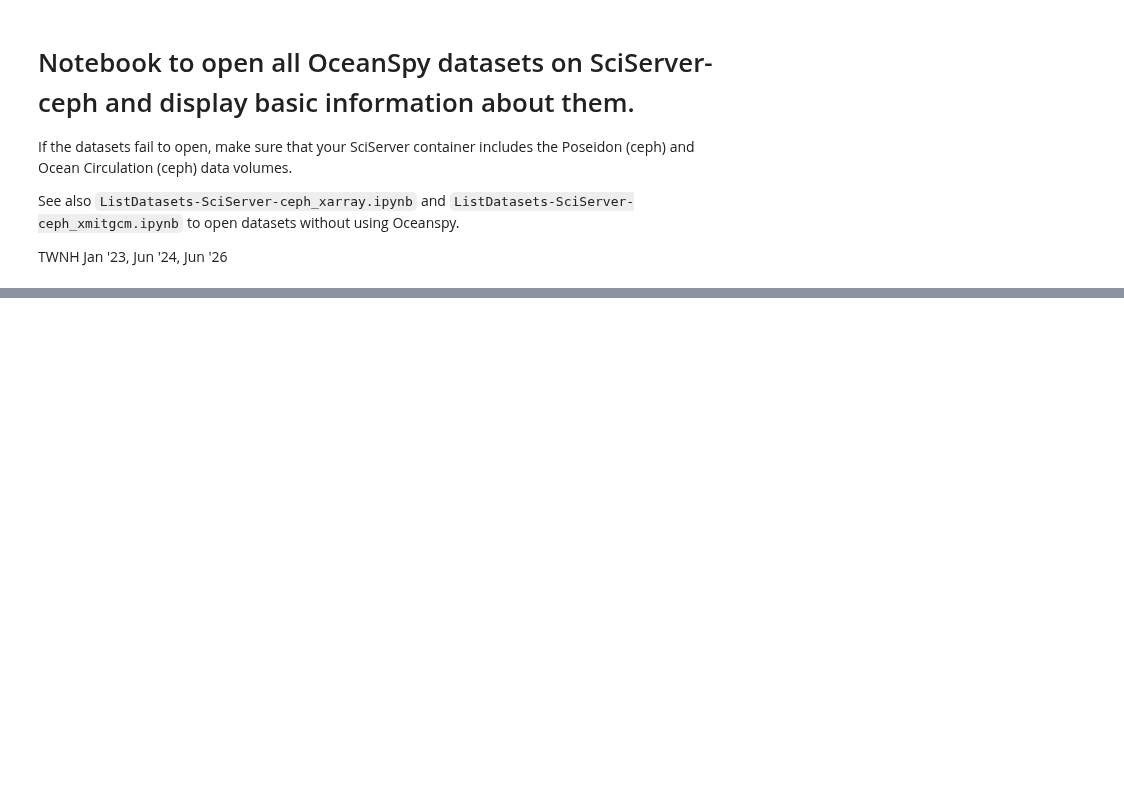
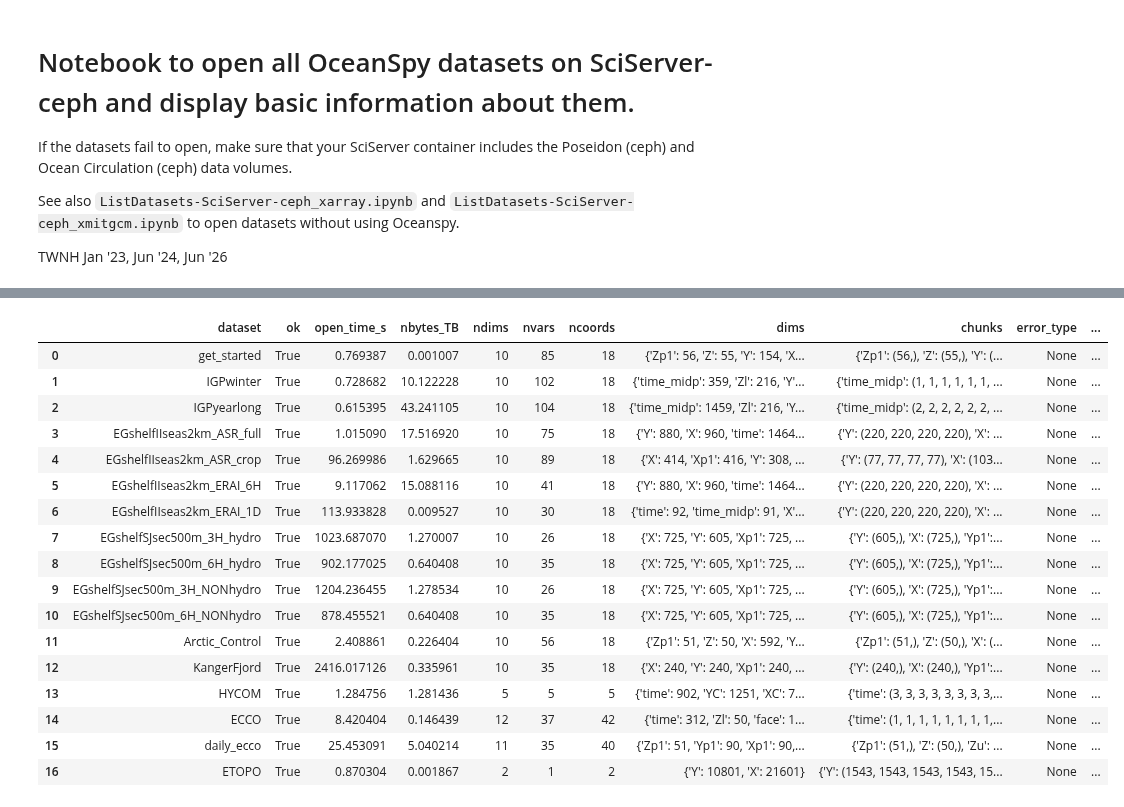
Before and after one commit to hainegroup/Poseidon-share, a Jupyter notebook: Kraken/ListDatasets-SciServer-ceph_OceanSpy.ipynb, the cells around one changed output, grey strips where cells are left out. Cells and saved outputs as stored; diff of their text form; code cells hidden in the pictures; blank space fills up the shorter version.

Commit message:
Test ListDatasets-SciServer-ceph_OceanSpy.ipynb

```diff
--- a/Kraken/ListDatasets-SciServer-ceph_OceanSpy.ipynb
+++ b/Kraken/ListDatasets-SciServer-ceph_OceanSpy.ipynb
@@ -69,0 +37,15 @@ for dataset in SCISERVER_DATASETS:
+# %%
+if USE_LOCAL_CATALOGS:
+    datasets_list_file = Path(LOCAL_CATALOG_DIR) / "datasets_list.yaml"
+    with open(datasets_list_file, "r") as f:
+        datasets_list = yaml.safe_load(f)
+else:
+    import urllib.request as _urllib
+    url = "https://raw.githubusercontent.com/hainegroup/oceanspy/main/sciserver_catalogs/datasets_list.yaml"
+    with _urllib.urlopen(url) as f:
+        datasets_list = yaml.safe_load(f)
+
+SCISERVER_DATASETS = datasets_list["datasets"]["sciserver"]
+
+print(f"Found {len(SCISERVER_DATASETS)} datasets")
+print(SCISERVER_DATASETS)
@@ -69,0 +127,18 @@ for dataset in SCISERVER_DATASETS:
+# %%
+results = []
+failures = {}
+
+for dsname in SCISERVER_DATASETS:
+    print(f"\nOpening: {dsname}")
+    res, od = test_open(dsname)
+    results.append(res)
+
+    if res["ok"]:
+        print(f"  OK in {res['open_time_s']:.2f} s")
+        print(f"  size: {res['nbytes_TB']:.3f} TB")
+        print(f"  dims: {res['dims']}")
+        print(f"  vars: {res['nvars']}")
+    else:
+        print(f"  FAIL in {res['open_time_s']:.2f} s")
+        print(f"  {res['error_type']}: {res['error_msg']}")
+        failures[dsname] = res
@@ -69,0 +216,31 @@ for dataset in SCISERVER_DATASETS:
+# %%
+df = pd.DataFrame(results)
+
+df = df[
+    [
+        "dataset", "ok", "open_time_s", "nbytes_TB",
+        "ndims", "nvars", "ncoords", "dims", "chunks",
+        "error_type", "error_msg"
+    ]
+]
+
+df
+# %% [output]
+|  | dataset | ok | open_time_s | nbytes_TB | ndims | nvars | ncoords | dims | chunks | error_type | ... |
+| 0 | get_started | True | 0.769387 | 0.001007 | 10 | 85 | 18 | {'Zp1': 56, 'Z': 55, 'Y': 154, 'X... | {'Zp1': (56,), 'Z': (55,), 'Y': (... | None | ... |
+| 1 | IGPwinter | True | 0.728682 | 10.122228 | 10 | 102 | 18 | {'time_midp': 359, 'Zl': 216, 'Y'... | {'time_midp': (1, 1, 1, 1, 1, 1, ... | None | ... |
+| 2 | IGPyearlong | True | 0.615395 | 43.241105 | 10 | 104 | 18 | {'time_midp': 1459, 'Zl': 216, 'Y... | {'time_midp': (2, 2, 2, 2, 2, 2, ... | None | ... |
+| 3 | EGshelfIIseas2km_ASR_full | True | 1.015090 | 17.516920 | 10 | 75 | 18 | {'Y': 880, 'X': 960, 'time': 1464... | {'Y': (220, 220, 220, 220), 'X': ... | None | ... |
+| 4 | EGshelfIIseas2km_ASR_crop | True | 96.269986 | 1.629665 | 10 | 89 | 18 | {'X': 414, 'Xp1': 416, 'Y': 308, ... | {'Y': (77, 77, 77, 77), 'X': (103... | None | ... |
+| 5 | EGshelfIIseas2km_ERAI_6H | True | 9.117062 | 15.088116 | 10 | 41 | 18 | {'Y': 880, 'X': 960, 'time': 1464... | {'Y': (220, 220, 220, 220), 'X': ... | None | ... |
+| 6 | EGshelfIIseas2km_ERAI_1D | True | 113.933828 | 0.009527 | 10 | 30 | 18 | {'time': 92, 'time_midp': 91, 'X'... | {'Y': (220, 220, 220, 220), 'X': ... | None | ... |
+| 7 | EGshelfSJsec500m_3H_hydro | True | 1023.687070 | 1.270007 | 10 | 26 | 18 | {'X': 725, 'Y': 605, 'Xp1': 725, ... | {'Y': (605,), 'X': (725,), 'Yp1':... | None | ... |
+| 8 | EGshelfSJsec500m_6H_hydro | True | 902.177025 | 0.640408 | 10 | 35 | 18 | {'X': 725, 'Y': 605, 'Xp1': 725, ... | {'Y': (605,), 'X': (725,), 'Yp1':... | None | ... |
+| 9 | EGshelfSJsec500m_3H_NONhydro | True | 1204.236455 | 1.278534 | 10 | 26 | 18 | {'X': 725, 'Y': 605, 'Xp1': 725, ... | {'Y': (605,), 'X': (725,), 'Yp1':... | None | ... |
+| 10 | EGshelfSJsec500m_6H_NONhydro | True | 878.455521 | 0.640408 | 10 | 35 | 18 | {'X': 725, 'Y': 605, 'Xp1': 725, ... | {'Y': (605,), 'X': (725,), 'Yp1':... | None | ... |
+| 11 | Arctic_Control | True | 2.408861 | 0.226404 | 10 | 56 | 18 | {'Zp1': 51, 'Z': 50, 'X': 592, 'Y... | {'Zp1': (51,), 'Z': (50,), 'X': (... | None | ... |
+| 12 | KangerFjord | True | 2416.017126 | 0.335961 | 10 | 35 | 18 | {'X': 240, 'Y': 240, 'Xp1': 240, ... | {'Y': (240,), 'X': (240,), 'Yp1':... | None | ... |
+| 13 | HYCOM | True | 1.284756 | 1.281436 | 5 | 5 | 5 | {'time': 902, 'YC': 1251, 'XC': 7... | {'time': (3, 3, 3, 3, 3, 3, 3, 3,... | None | ... |
+| 14 | ECCO | True | 8.420404 | 0.146439 | 12 | 37 | 42 | {'time': 312, 'Zl': 50, 'face': 1... | {'time': (1, 1, 1, 1, 1, 1, 1, 1,... | None | ... |
+| 15 | daily_ecco | True | 25.453091 | 5.040214 | 11 | 35 | 40 | {'Zp1': 51, 'Yp1': 90, 'Xp1': 90,... | {'Zp1': (51,), 'Z': (50,), 'Zu': ... | None | ... |
+| 16 | ETOPO | True | 0.870304 | 0.001867 | 2 | 1 | 2 | {'Y': 10801, 'X': 21601} | {'Y': (1543, 1543, 1543, 1543, 15... | None | ... |
```
Also changed, not shown: parts of 16 cells of this notebook.
